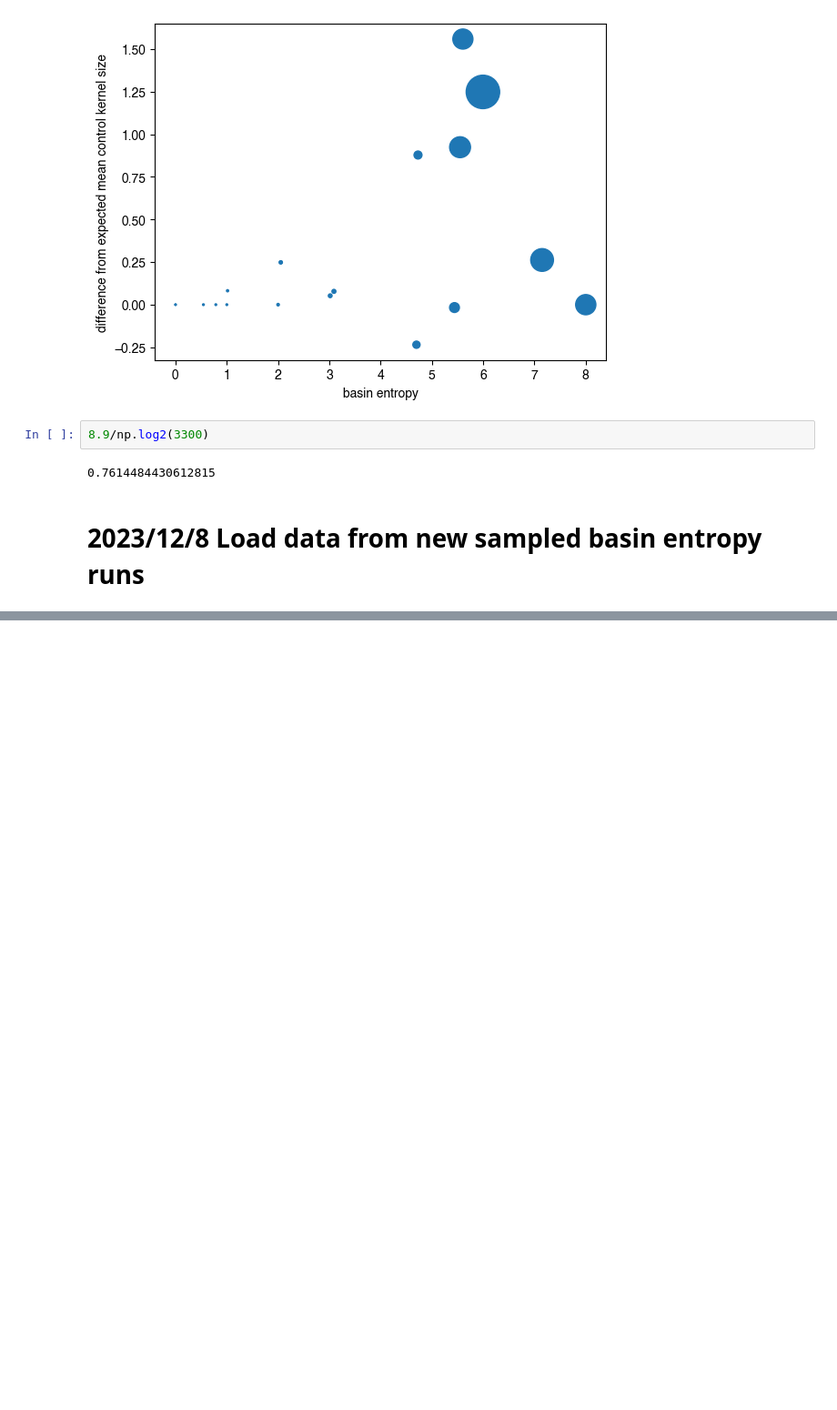
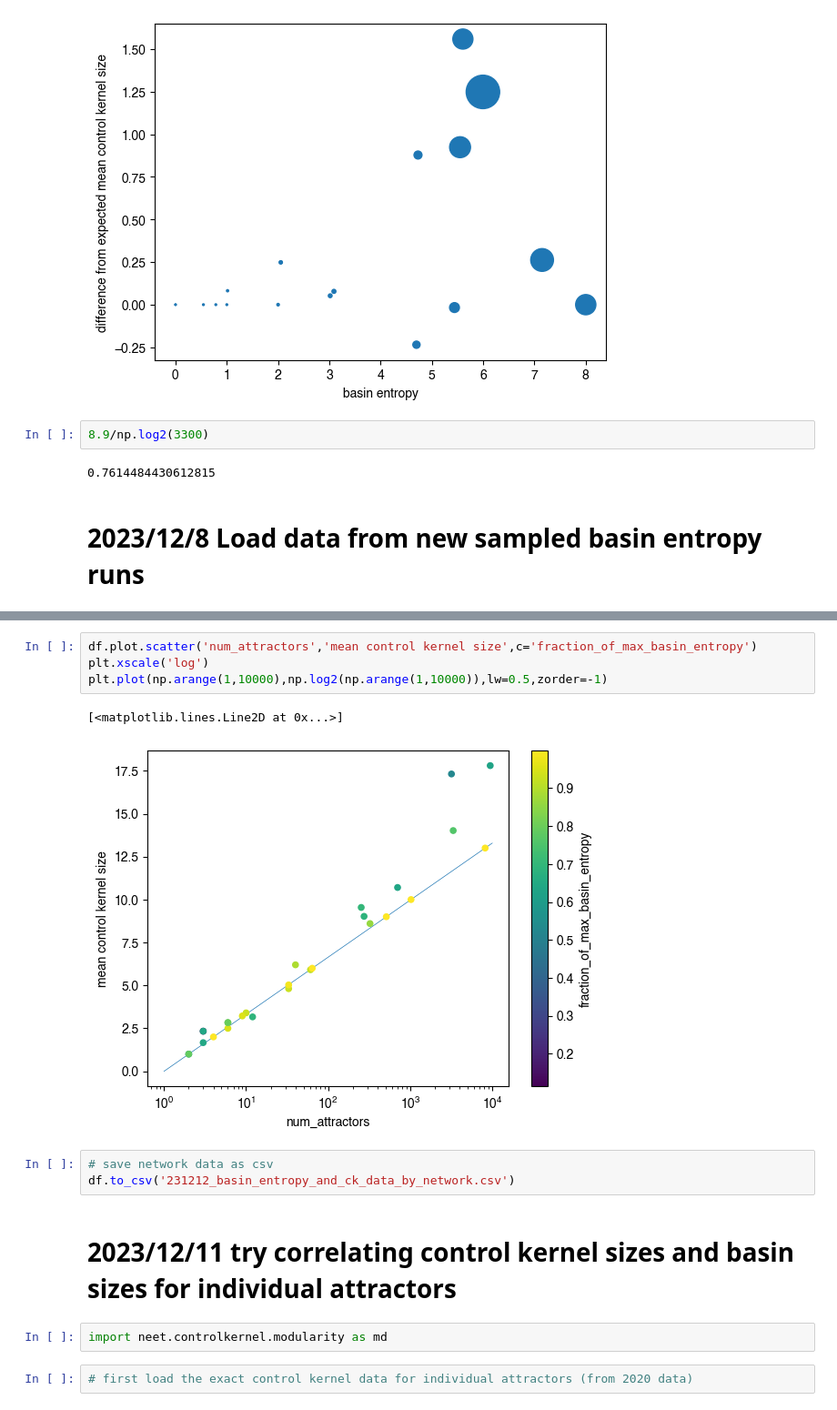
Before and after one commit to bcdaniels/Control-of-Synthetic-Boolean-Networks, a Jupyter notebook: CK_vs_entropy/cell-collective-basin-entropy.ipynb, the cells around one changed output, grey strips where cells are left out. Shown at 91% size. Saved outputs shown, nothing was run; the diff lists cells and outputs as text; blank space fills up the shorter version.

```diff
--- a/CK_vs_entropy/cell-collective-basin-entropy.ipynb
+++ b/CK_vs_entropy/cell-collective-basin-entropy.ipynb
@@ -236,0 +296,16 @@ plt.axis(xmin=0,xmax=1)
+# %%
+df.plot.scatter('num_attractors','mean control kernel size',c='fraction_of_max_basin_entropy')
+plt.xscale('log')
+plt.plot(np.arange(1,10000),np.log2(np.arange(1,10000)),lw=0.5,zorder=-1)
+# %% [output]
+[<matplotlib.lines.Line2D at 0x...>]
+[figure, added]
+# %%
+# save network data as csv
+df.to_csv('231212_basin_entropy_and_ck_data_by_network.csv')
+# %% [markdown]
+# 2023/12/11 try correlating control kernel sizes and basin sizes for individual attractors
+# %%
+import neet.controlkernel.modularity as md
+# %%
+# first load the exact control kernel data for individual attractors (from 2020 data)
```
Also changed, not shown: parts of 48 cells of this notebook.
